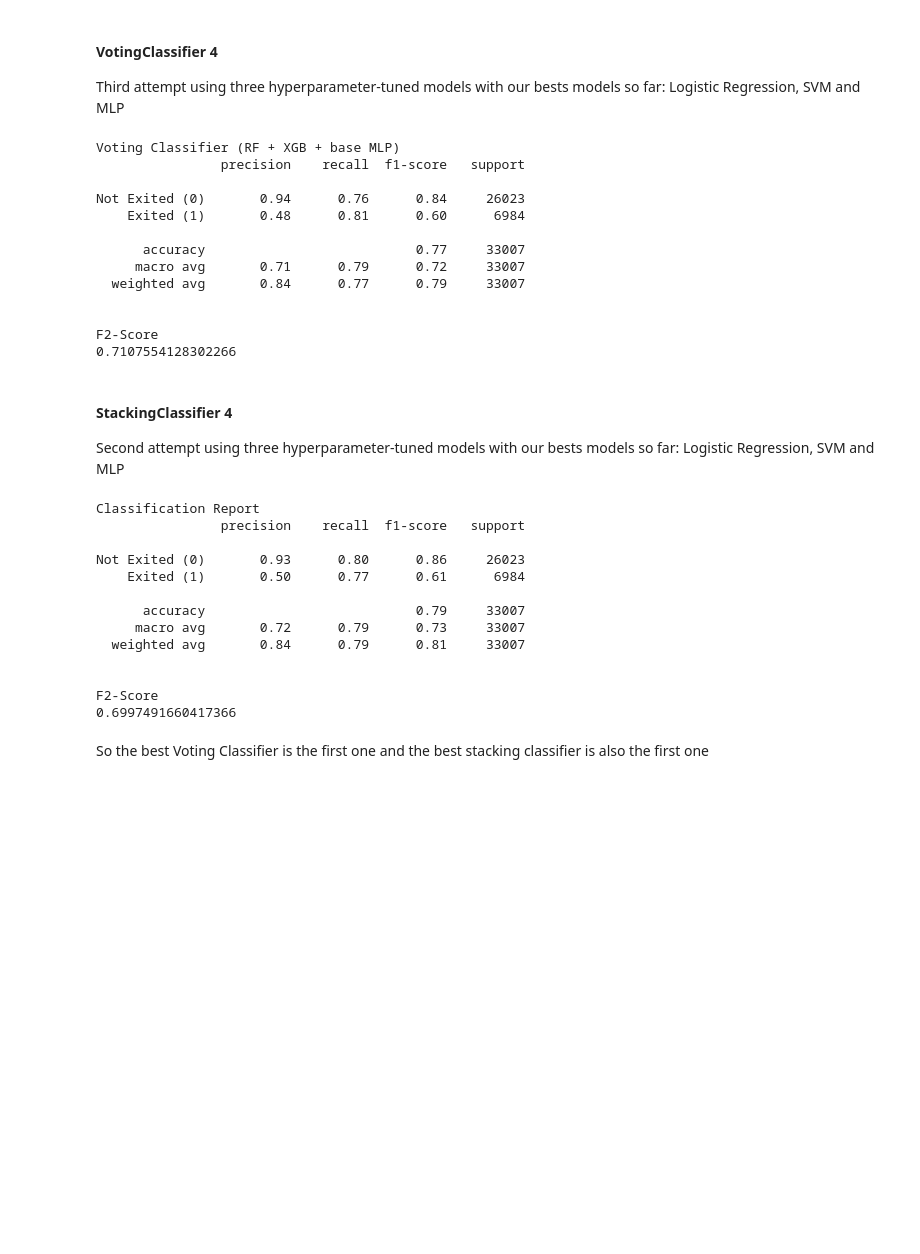
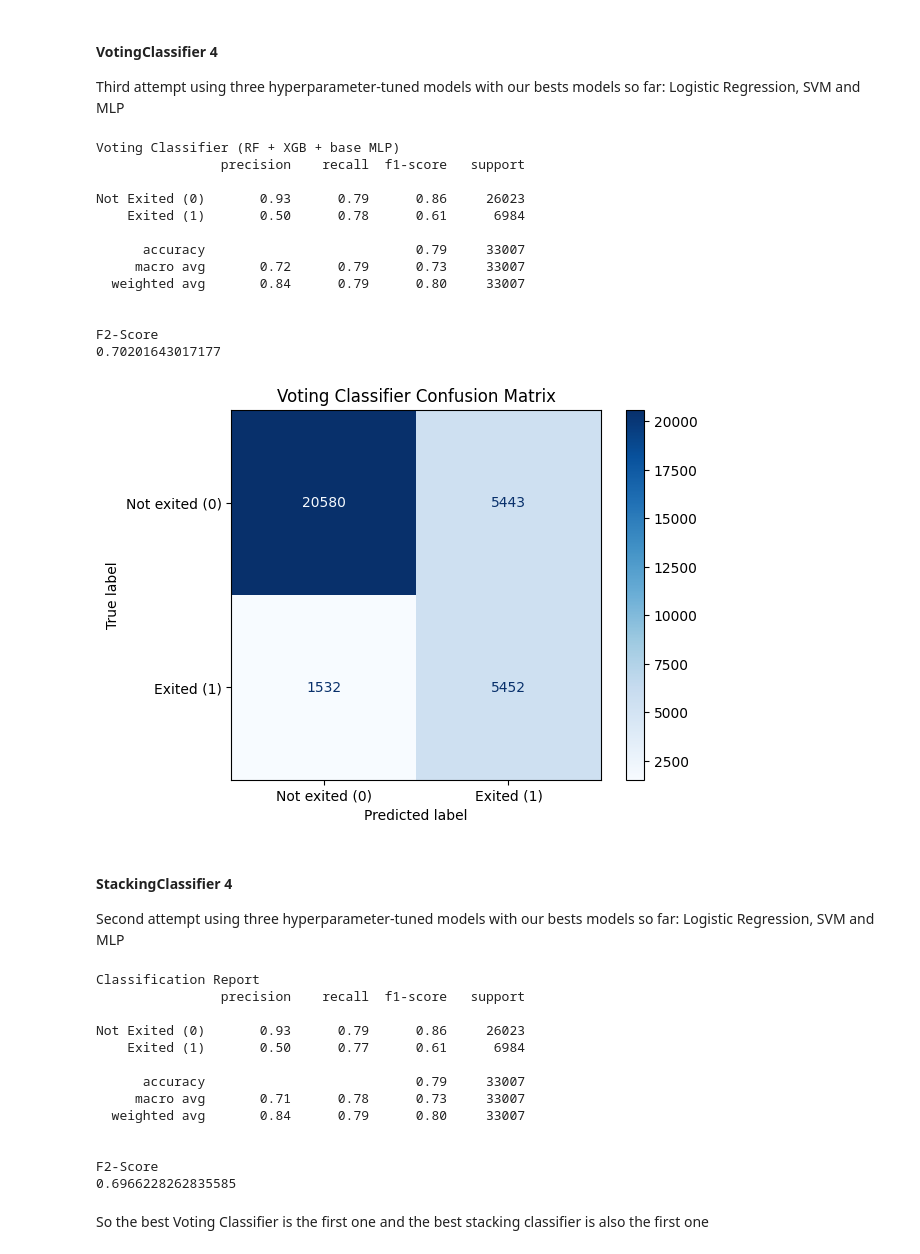
Before and after one commit to maxoubvd/S7_ML_project, a Jupyter notebook: projet_ml.ipynb, the cells around one changed output. Saved outputs shown, nothing was run; the diff lists cells and outputs as text; code cells hidden in the pictures; blank space fills up the shorter version.

```diff
--- a/projet_ml.ipynb
+++ b/projet_ml.ipynb
@@ -2152,7 +2152,7 @@ Third attempt using three hyperparameter-tuned models with our bests models so f
 voting_clf_mlp = VotingClassifier(
     estimators=[
         ('lr', model_lr),
-        ('svm', model_svm),
+        ('rf', model_rf),
         ('mlp', model_mlp)
     ],
     voting='soft',
@@ -2171,16 +2171,28 @@ print(fbeta_score(y_val, y_pred_voting_mlp, beta=2, pos_label=1))
 Voting Classifier (RF + XGB + base MLP)
                 precision    recall  f1-score   support
 
-Not Exited (0)       0.94      0.76      0.84     26023
-    Exited (1)       0.48      0.81      0.60      6984
+Not Exited (0)       0.93      0.79      0.86     26023
+    Exited (1)       0.50      0.78      0.61      6984
 
-      accuracy                           0.77     33007
-     macro avg       0.71      0.79      0.72     33007
-  weighted avg       0.84      0.77      0.79     33007
+      accuracy                           0.79     33007
+     macro avg       0.72      0.79      0.73     33007
+  weighted avg       0.84      0.79      0.80     33007
 
 
 F2-Score
-0.7107554128302266
+0.70201643017177
+# %%
+ConfusionMatrixDisplay.from_estimator(
+    voting_clf_mlp,
+    X_val_scaled,
+    y_val,
+    display_labels=['Not exited (0)', 'Exited (1)'],
+    cmap='Blues'
+)
+plt.title('Voting Classifier Confusion Matrix')
+plt.show()
+# %% [output]
+[figure, added]
 # %% [markdown]
 #### StackingClassifier 4
 Second attempt using three hyperparameter-tuned models with our bests models so far: Logistic Regression, SVM and MLP
@@ -2188,7 +2200,7 @@ Second attempt using three hyperparameter-tuned models with our bests models so
 stacking_clf_mlp = StackingClassifier(
     estimators=[
         ('lr', model_lr),
-        ('svm', model_svm),
+        ('rf', model_rf),
         ('mlp', model_mlp)
     ],
     final_estimator=LogisticRegression(max_iter=1000),
@@ -2208,16 +2220,16 @@ print(fbeta_score(y_val, y_pred_stacking_mlp, beta=2, pos_label=1))
 Classification Report
                 precision    recall  f1-score   support
 
-Not Exited (0)       0.93      0.80      0.86     26023
+Not Exited (0)       0.93      0.79      0.86     26023
     Exited (1)       0.50      0.77      0.61      6984
 
       accuracy                           0.79     33007
-     macro avg       0.72      0.79      0.73     33007
-  weighted avg       0.84      0.79      0.81     33007
+     macro avg       0.71      0.78      0.73     33007
+  weighted avg       0.84      0.79      0.80     33007
 
 
 F2-Score
-0.6997491660417366
+0.6966228262835585
 # %% [markdown]
 So the best Voting Classifier is the first one and the best stacking classifier is also the first one
 # %%
```
Also changed, not shown: parts of 12 cells of this notebook.
